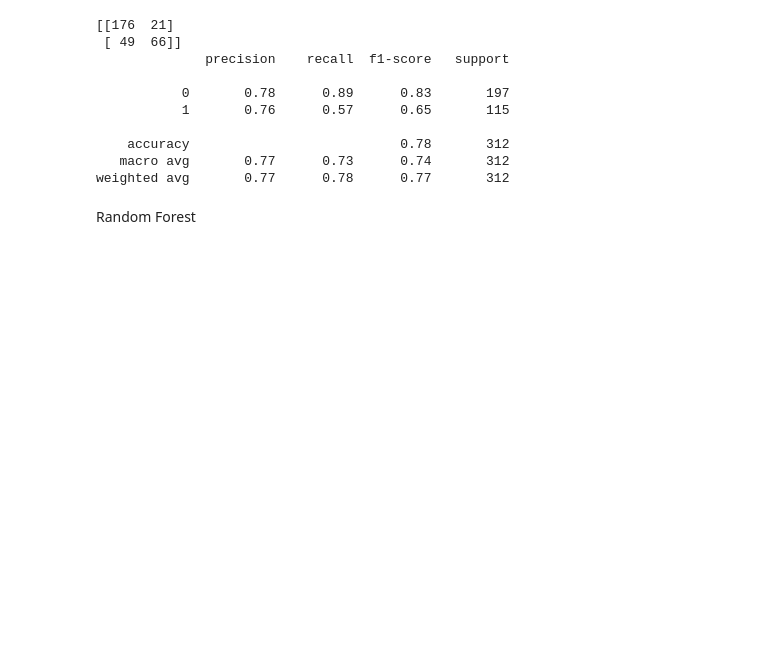
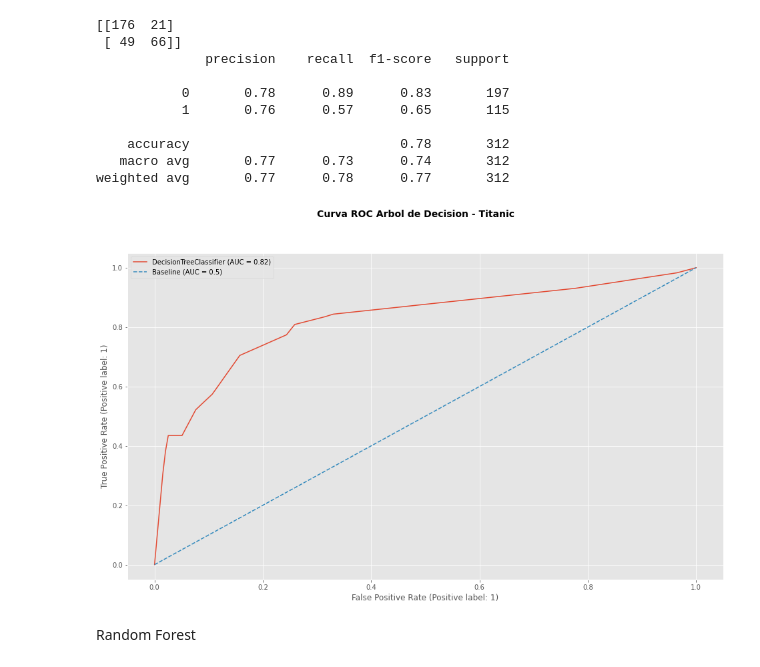
Before and after one commit to Paolo20224/Prueba, a Jupyter notebook: Titanic_P2.ipynb, the cells around one changed output. Drawn from its saved outputs; the diff is of its cells as text; code cells hidden in the pictures; blank space fills up the shorter version.

```diff
--- a/Titanic_P2.ipynb
+++ b/Titanic_P2.ipynb
@@ -344,6 +350,14 @@ print(classification_report(y_test, pred))
     accuracy                           0.78       312
    macro avg       0.77      0.73      0.74       312
 weighted avg       0.77      0.78      0.77       312
+# %%
+# Visualizar la curva ROC
+plot_roc_curve(tree_clf, X_test, y_test)
+plt.suptitle("Curva ROC Arbol de Decision - Titanic", fontsize=14, fontweight="bold", )
+plt.plot([0, 1], [0, 1], ls = '--', label = 'Baseline (AUC = 0.5)')
+plt.legend();
+# %% [output]
+[figure, added]
 # %% [markdown]
  Random Forest
 # %%
```
Also changed, not shown: parts of 8 cells of this notebook.
